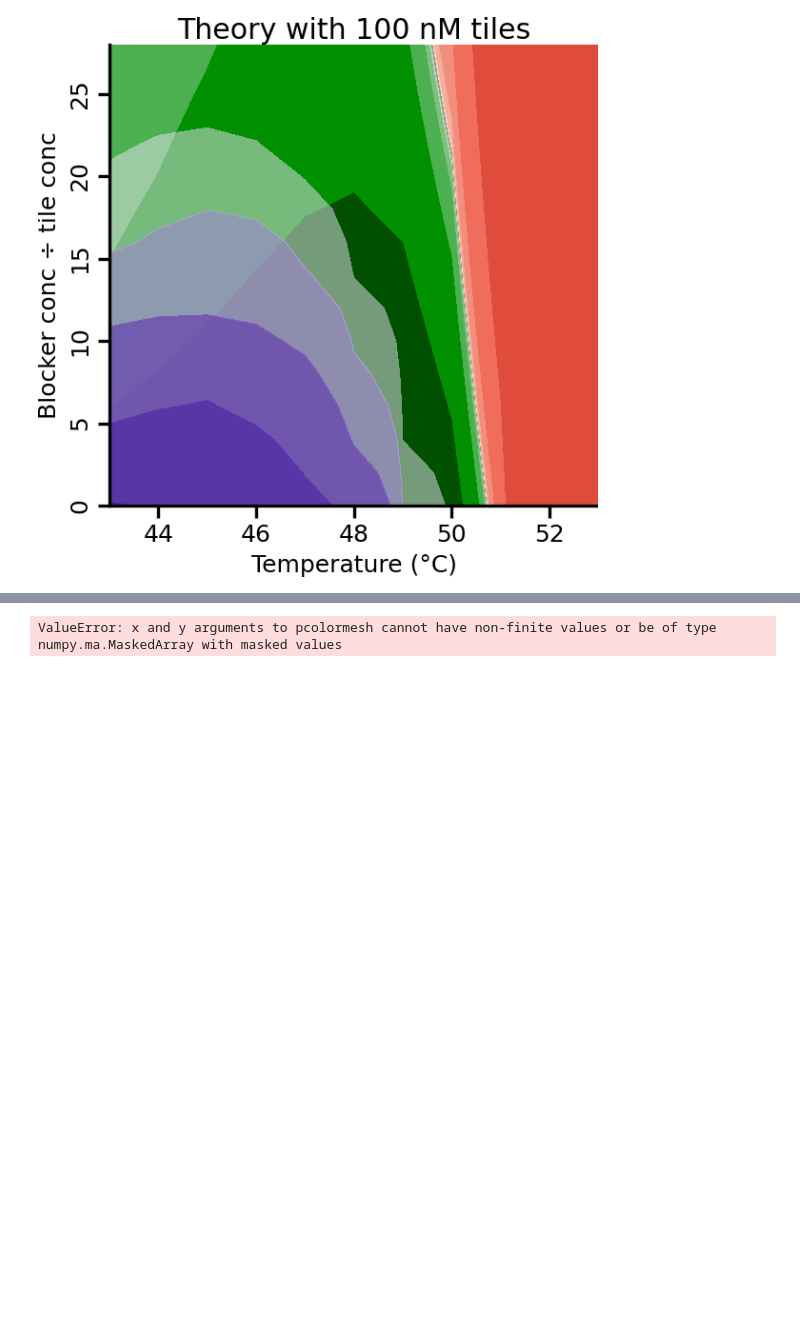
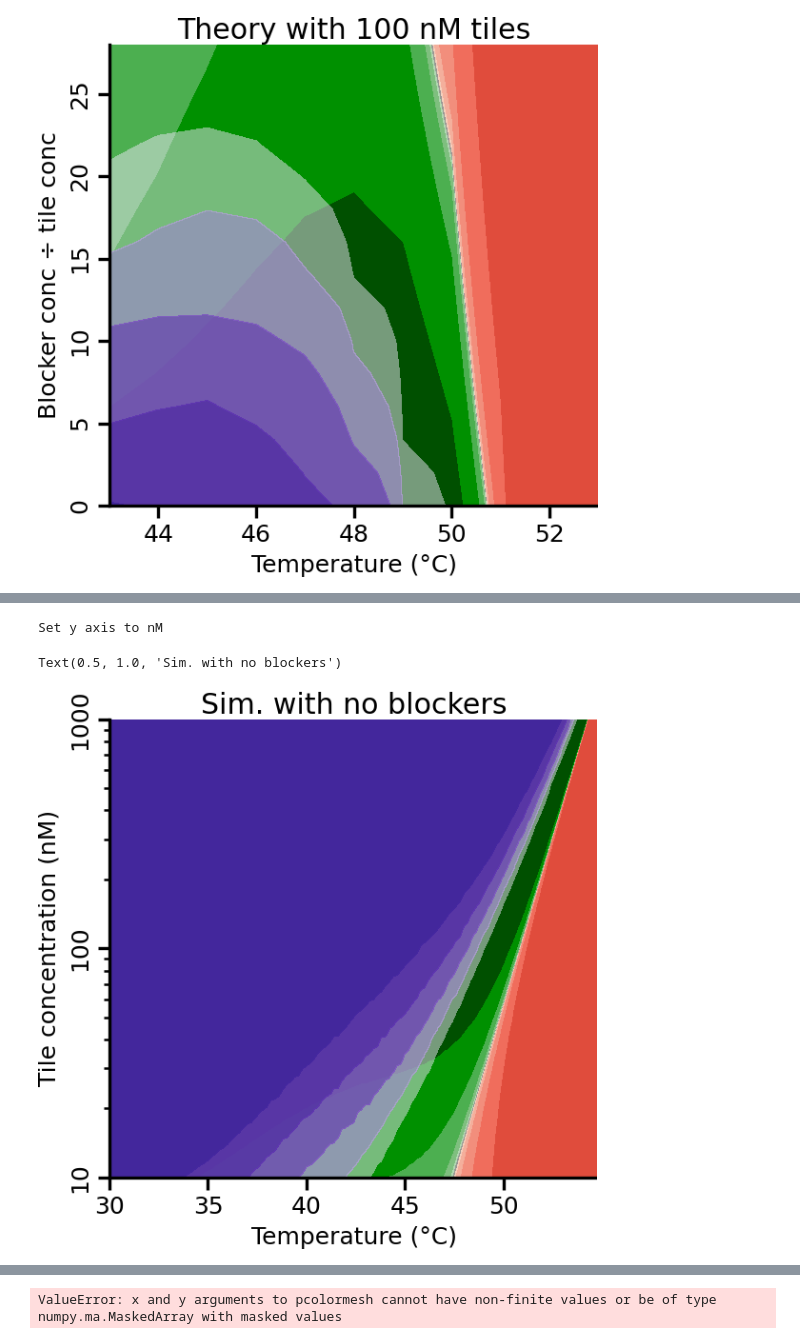
Before and after one commit to tapdance-dna/tileblockers, a Jupyter notebook: examples/phase_diagrams.ipynb, the cells around one changed output, grey strips where cells are left out. Drawn from its saved outputs; the diff is of its cells as text; code cells hidden in the pictures; blank space fills up the shorter version.

```diff
--- a/examples/phase_diagrams.ipynb
+++ b/examples/phase_diagrams.ipynb
@@ -269,0 +288,13 @@ Text(0.5, 1.0, 'Sim. with 2.5 µM blockers')
+# %%
+vals = v.filter(pl.col("blocker_conc") == 0)
+
+fig, ax = plt.subplots(figsize=(2, 2))
+
+phase_diagram.draw_phase_diagram(vals, "temperature", "tile_conc", include_growth1_rates=False, ax=ax,
+    include_nucleation=[1e-13, 1e-12, 1e-11, 1e-10, 1e-9, np.inf])
+
+ax.set_title("Sim. with no blockers")
+# %% [output]
+Set y axis to nM
+Text(0.5, 1.0, 'Sim. with no blockers')
+[figure, added]
```
Also changed, not shown: parts of 5 cells of this notebook, 2 other files.
